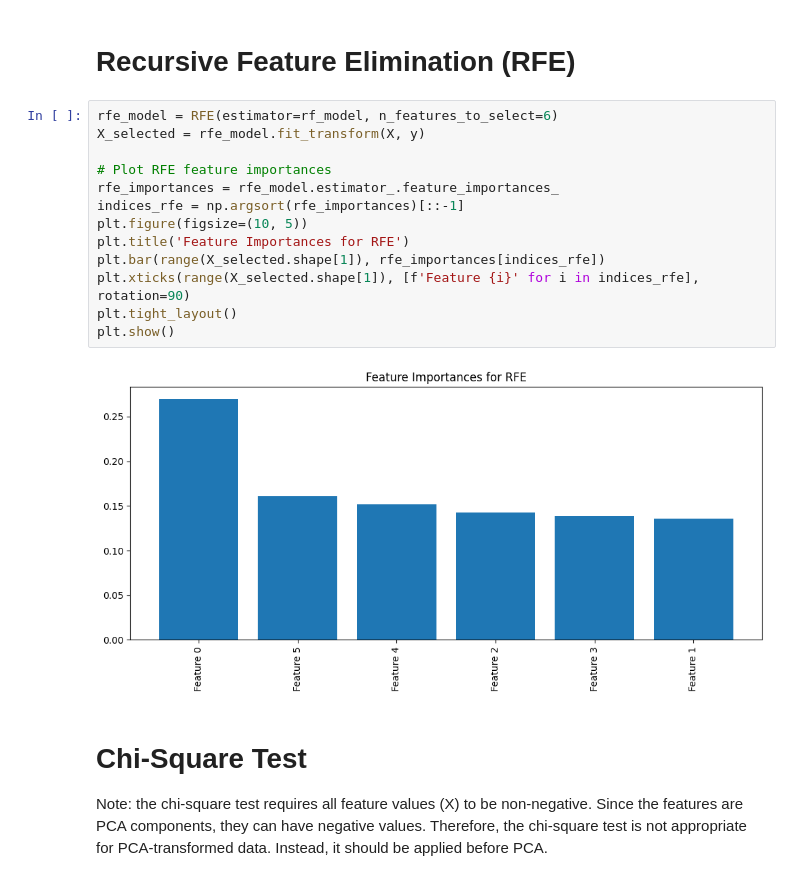
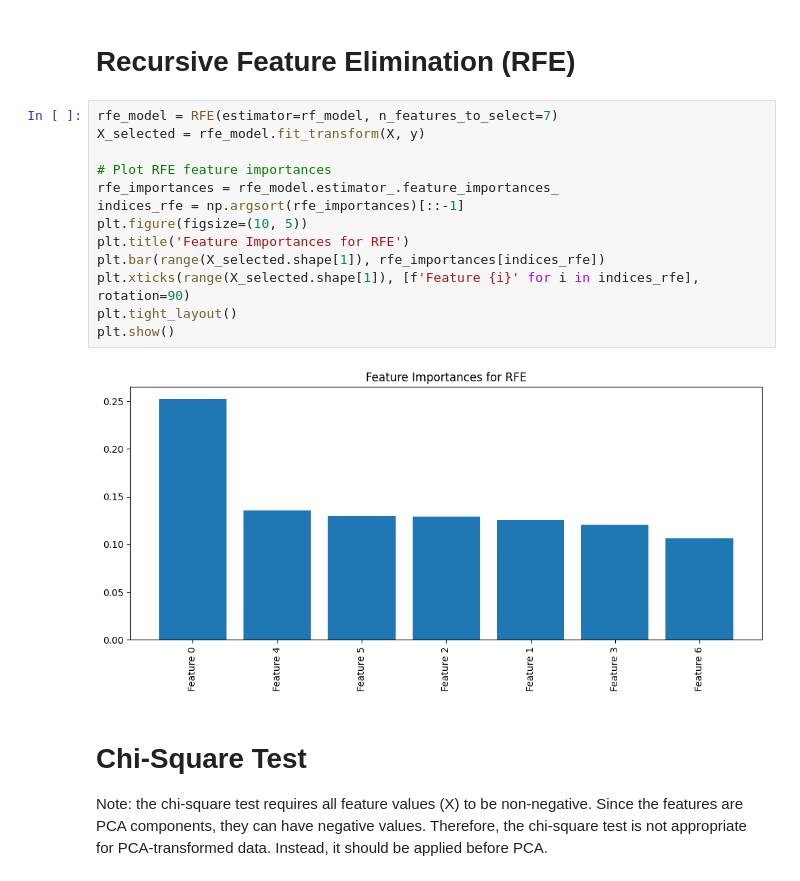
Before and after one commit to mha66/heart-disease-prediction, a Jupyter notebook: notebooks/03_feature_selection.ipynb, the cells around one changed output. Cells and saved outputs as stored; diff of their text form.

Commit message:
change RFE to select 7 features instead of 6

```diff
--- a/notebooks/03_feature_selection.ipynb
+++ b/notebooks/03_feature_selection.ipynb
@@ -51,20 +51,20 @@ plt.show()
 # %% [markdown]
 # Recursive Feature Elimination (RFE)
 # %%
-rfe_model = RFE(estimator=rf_model, n_features_to_select=6)
+rfe_model = RFE(estimator=rf_model, n_features_to_select=7)
 X_selected = rfe_model.fit_transform(X, y)
 
 # Plot RFE feature importances
 rfe_importances = rfe_model.estimator_.feature_importances_
 indices_rfe = np.argsort(rfe_importances)[::-1]
 plt.figure(figsize=(10, 5))
 plt.title('Feature Importances for RFE')
 plt.bar(range(X_selected.shape[1]), rfe_importances[indices_rfe])
 plt.xticks(range(X_selected.shape[1]), [f'Feature {i}' for i in indices_rfe], rotation=90)
 plt.tight_layout()
 plt.show()
 # %% [output]
-[figure, old version]
+[figure, new version]
 # %% [markdown]
 # Chi-Square Test
 
```
Also changed, not shown: parts of 2 cells of this notebook, 9 other files.
